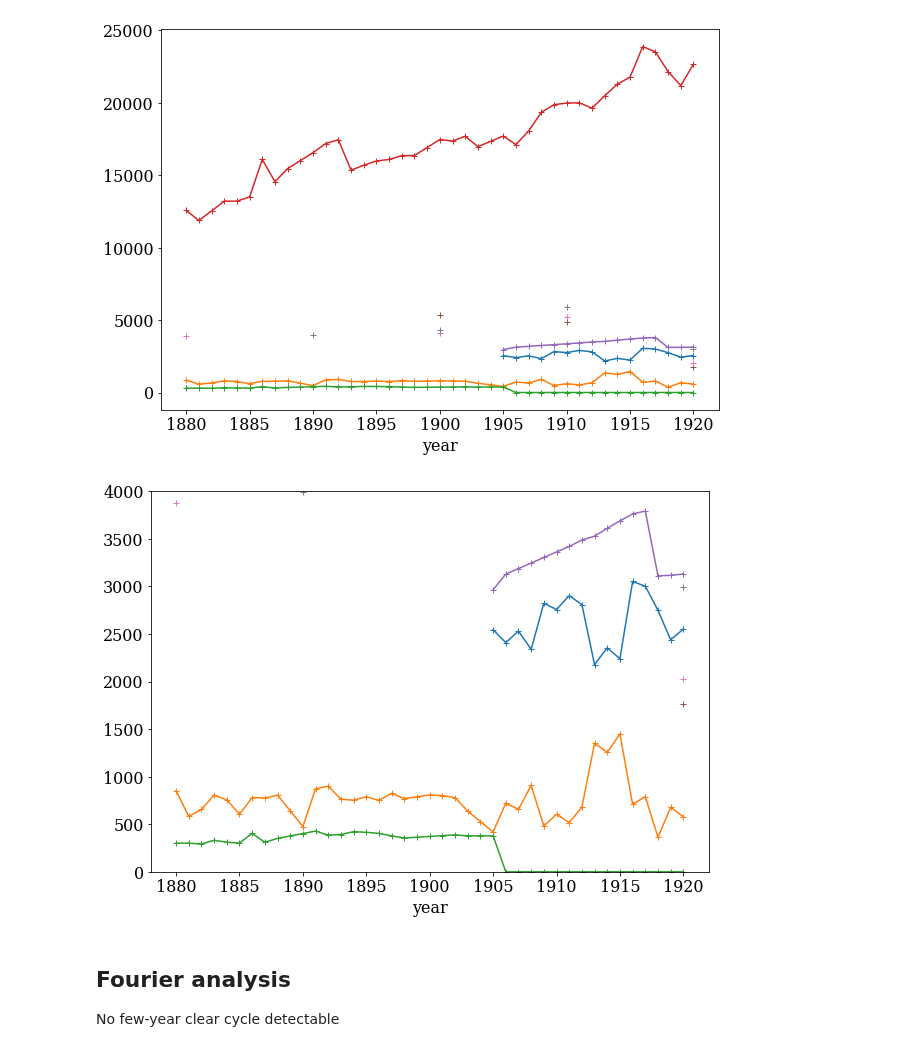
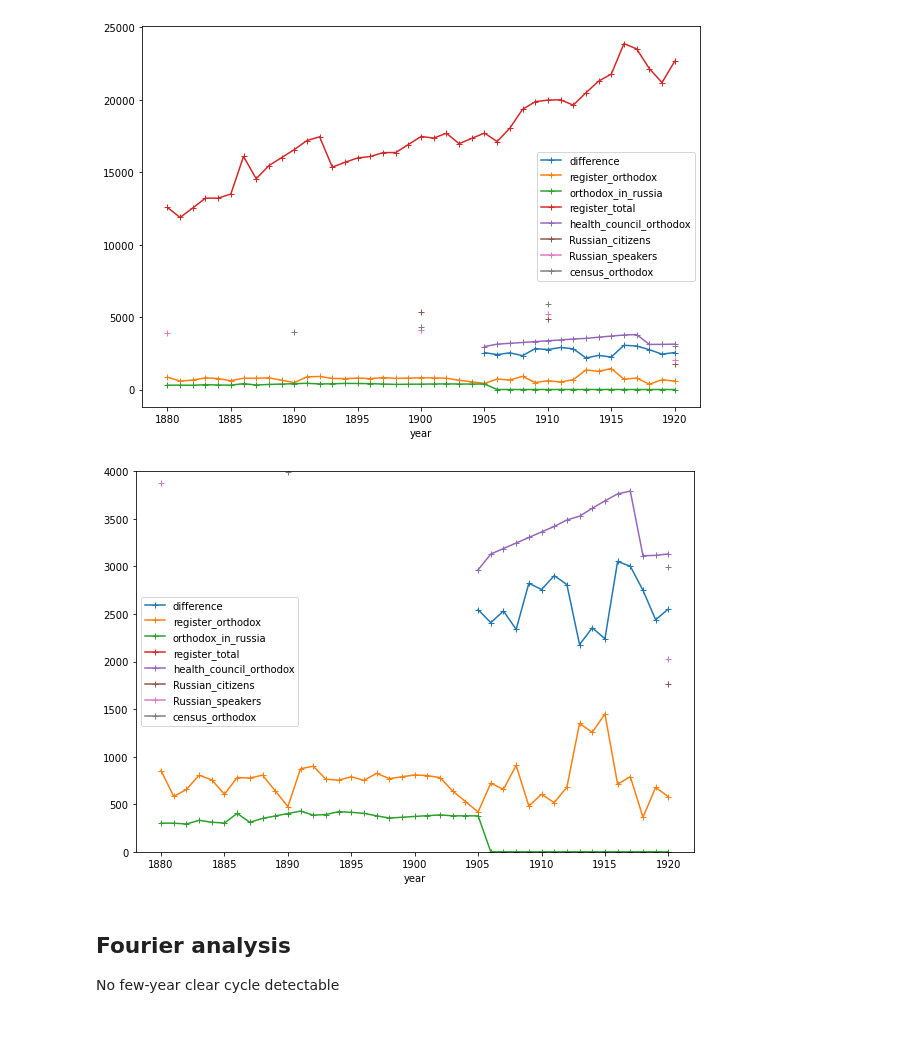
Before and after one commit to AnttiHaerkoenen/vyborg_orthodox, a Jupyter notebook: notebooks/missing_orthodox.ipynb, the cells around one changed output. Saved outputs shown, nothing was run; the diff lists cells and outputs as text; code cells hidden in the pictures.

```diff
--- a/notebooks/missing_orthodox.ipynb
+++ b/notebooks/missing_orthodox.ipynb
@@ -39,37 +39,37 @@ poll_tax['orthodox'] = poll_tax.orthodox - poll_tax.in_russia_orthodox
 health_council = pd.read_csv(data_dir / 'health_council.csv', index_col=0).pop_orthodox
 health_council = health_council.reindex(range(1880, 1921), fill_value=np.nan).interpolate(method='slinear')
 foreigners = pd.read_csv(data_dir / 'foreigners.csv', index_col=0).russia
 language = pd.read_csv(data_dir / 'language.csv', index_col=0).russian
 religion = pd.read_csv(data_dir / 'religion.csv', index_col=0).orthodox
 difference = health_council - poll_tax.orthodox
 data = pd.DataFrame([
     difference,
     poll_tax.orthodox,
     poll_tax.in_russia_orthodox,
     poll_tax.total,
     health_council,
     foreigners,
     language,
     religion,
 ]).T
 data.columns = [
     'difference',
     'register_orthodox',
     'orthodox_in_russia',
     'register_total',
     'health_council_orthodox',
     'Russian_citizens',
     'Russian_speakers',
     'census_orthodox',
 ]
 # data.interpolate(method='linear', inplace=True)
-data.plot(marker='+', legend=False, figsize=(10, 7))
+data.plot(marker='+', legend=True, figsize=(10, 7))
 plt.savefig(figure_dir / 'timeseries1.png')
-data.plot(marker='+', legend=False, figsize=(10, 7), ylim=(0, 4000))
+data.plot(marker='+', legend=True, figsize=(10, 7), ylim=(0, 4000))
 plt.savefig(figure_dir / 'timeseries2.png')
 # %% [output]
-[figure, old version]
+[figure, new version]
-[figure, old version]
+[figure, new version]
 # %% [markdown]
 ## Fourier analysis
 
```
Also changed, not shown: parts of 4 cells of this notebook, 4 other files.
